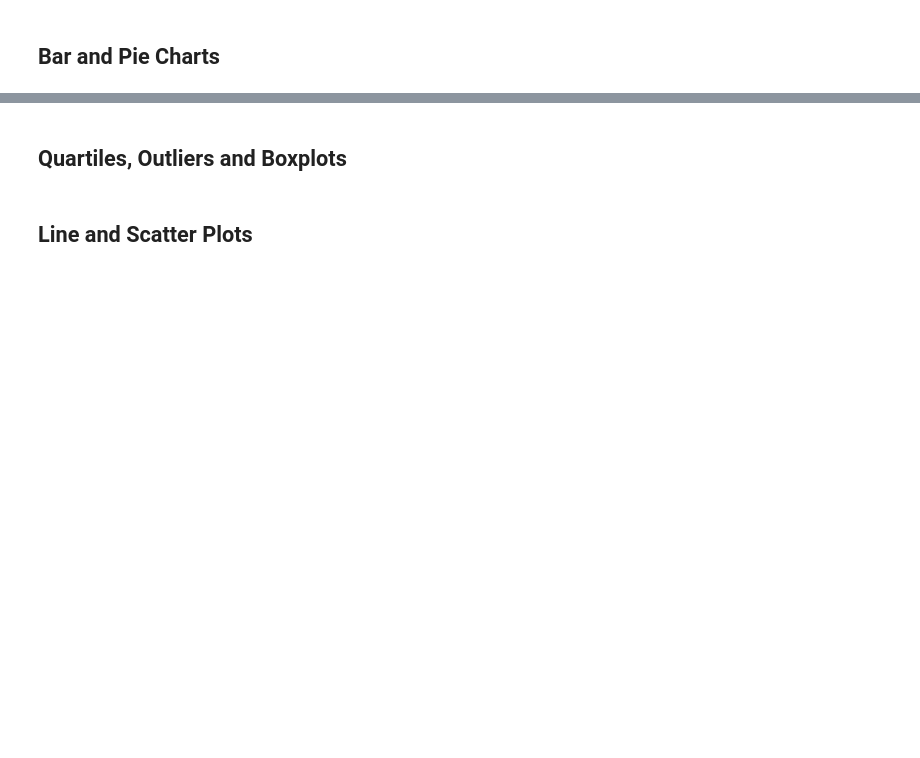
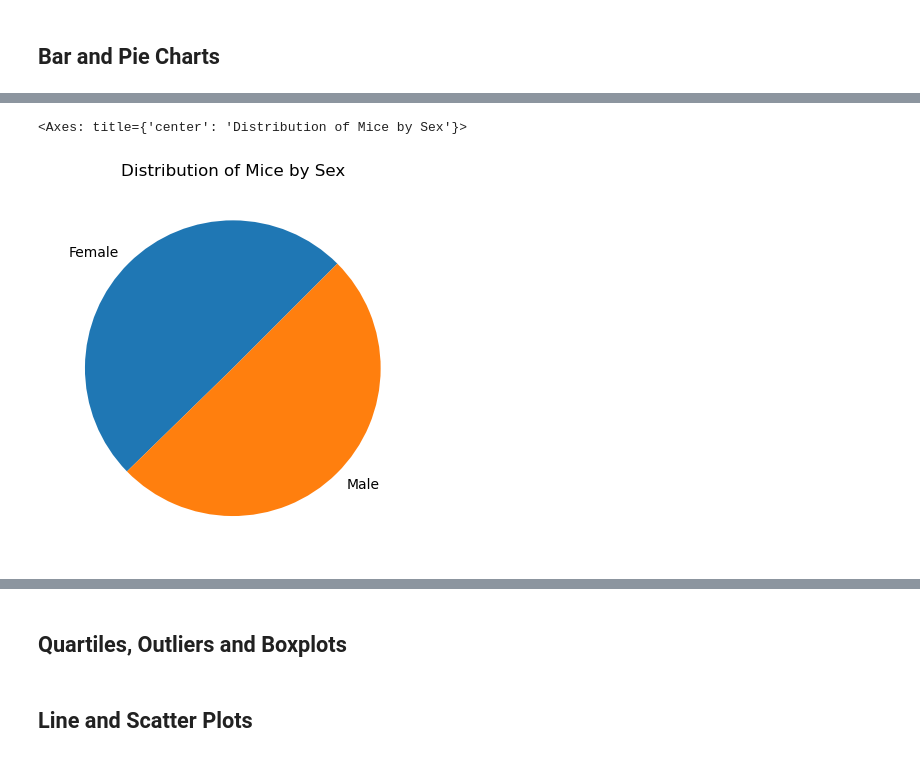
Before and after one commit to jonahkopp/visualization-challenge, a Jupyter notebook: pymaceuticals_starter.ipynb, the cells around one changed output, grey strips where cells are left out. Cells and saved outputs as stored; diff of their text form; code cells hidden in the pictures; blank space fills up the shorter version.

```diff
--- a/pymaceuticals_starter.ipynb
+++ b/pymaceuticals_starter.ipynb
@@ -112,4 +164,8 @@ regimen_summary_2 = clean_data.groupby('Drug Regimen').agg({'Tumor Volume (mm3)'
 # %%
 # Generate a pie plot showing the distribution of female versus male mice using Pandas
+mouse_metadata.groupby('Sex').count()['Mouse ID'].plot(kind='pie',ylabel='',title='Distribution of Mice by Sex',startangle=45)
+# %% [output]
+<Axes: title={'center': 'Distribution of Mice by Sex'}>
+[figure, added]
 # %%
 # Generate a pie plot showing the distribution of female versus male mice using pyplot
```
Also changed, not shown: parts of 5 cells of this notebook.
